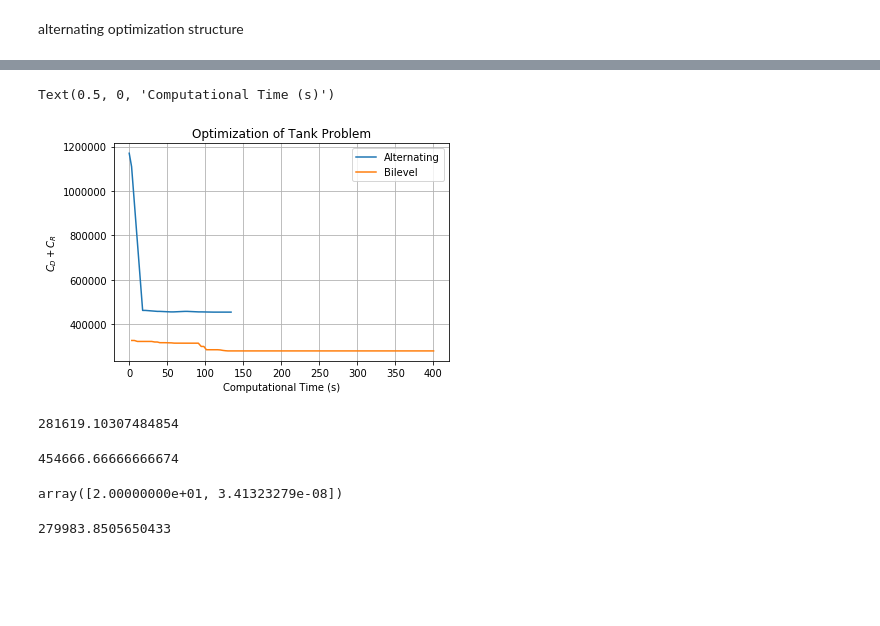
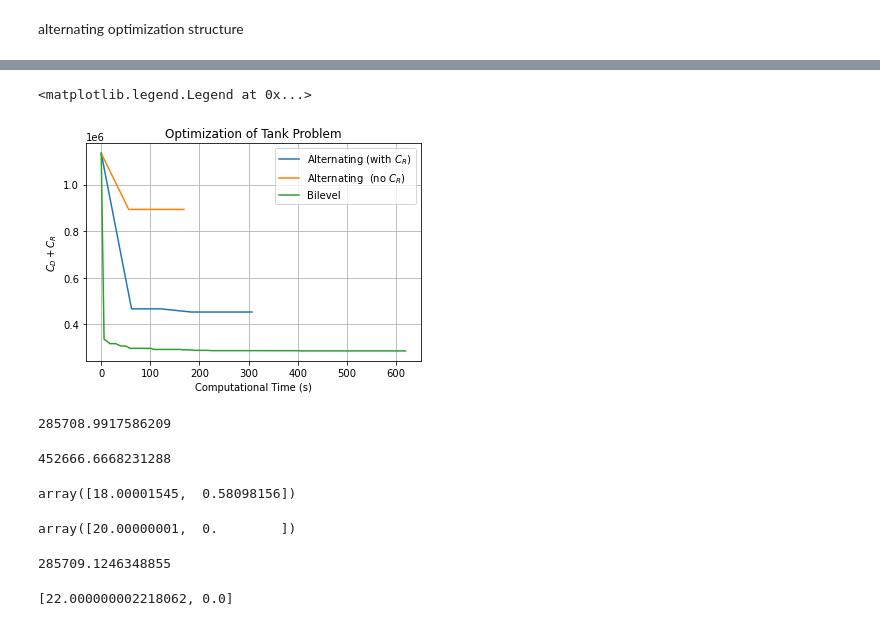
Before and after one commit to DesignEngrLab/resil_opt_examples, a Jupyter notebook: Cooling Tank Problem/Tank Optimization.ipynb, the cells around one changed output, grey strips where cells are left out. Saved outputs shown, nothing was run; the diff lists cells and outputs as text; code cells hidden in the pictures; blank space fills up the shorter version.

```diff
--- a/Cooling Tank Problem/Tank Optimization.ipynb
+++ b/Cooling Tank Problem/Tank Optimization.ipynb
@@ -110,5 +113,11 @@ from tank_opt import *
+# %%
+import importlib
+import tank_opt
+import multiprocessing as mp
+importlib.reload(tank_opt)
+pool = mp.Pool(5)
 # %% [markdown]
 alternating optimization structure
 # %%
-result_alt, llargs_alt, fhist_alt, thist_alt = alternating_opt()
+result_alt, llargs_alt, fhist_alt, thist_alt, xdhist_alt = tank_opt.alternating_opt(pool=pool)
 # %% [output]
@@ -131,0 +141,2 @@ Optimization terminated successfully.
+# %%
+result_alt_nocr, llargs_alt_nocr, fhist_alt_nocr, thist_alt_nocr, xdhist_alt_nocr = tank_opt.alternating_opt(option="without_cr",pool=pool)
@@ -132,3 +161,3 @@ Optimization terminated successfully.
 # %%
-result_bi, llargs_bi = bilevel_opt()
+result_bi, llargs_bi, bestf_bi, bestxdes_bi = tank_opt.bilevel_opt(pool=pool)
 # %% [output]
@@ -141,35 +181,51 @@ Optimization terminated successfully.
 # %%
 fig = plt.figure()
-plt.plot(thist_alt, fhist_alt, label="Alternating")
-plt.plot(llargs_bi['thist'],llargs_bi['fhist'], label="Bilevel")
-plt.legend()
+fhist_alt_plot = [min(fhist_alt[:f+1]) for f,_ in enumerate(fhist_alt)]
+plt.plot(thist_alt, fhist_alt_plot, label="Alternating (with $C_R$)")
+
+fhist_alt_nocr_plot = [min(fhist_alt_nocr[:f+1]) for f,_ in enumerate(fhist_alt_nocr)]
+plt.plot(thist_alt_nocr, fhist_alt_nocr_plot, label="Alternating  (no $C_R$)")
+
+thist_bilevel_plot = [0]+llargs_bi['thist']
+fhist_bilevel_plot = [fhist_alt[0]]+llargs_bi['fhist']
+fhist_bilevel_plot = [min(fhist_bilevel_plot[:f+1]) for f,_ in enumerate(fhist_bilevel_plot)]
+plt.plot(thist_bilevel_plot, fhist_bilevel_plot, label="Bilevel")
+#plt.plot(t, [fhist_alt[0]]+llargs_bi['fhist'], label="Bilevel")
 plt.title("Optimization of Tank Problem")
 plt.grid()
 plt.ylabel("$C_D+C_R$")
 #plt.yscale("log")
 plt.xlabel("Computational Time (s)")
+plt.legend()
 # %% [output]
-Text(0.5, 0, 'Computational Time (s)')
+<matplotlib.legend.Legend at 0x...>
-[figure, old version]
+[figure, new version]
 # %%
 fig.savefig('tank_optimization.pdf', format="pdf", bbox_inches = 'tight', pad_inches = 0.0)
 # %%
-x_to_totcost3(result_bi['x'],llargs_bi['ll_optx'][0],llargs_bi['ll_optx'][1])
+tank_opt.x_to_totcost3(result_bi['x'],llargs_bi['ll_optx'][0],llargs_bi['ll_optx'][1])
 # %% [output]
-281619.10307484854
+285708.9917586209
 # %%
-x_to_totcost3(result_alt['x'],llargs_alt['ll_optx'][0],llargs_alt['ll_optx'][1])
+tank_opt.x_to_totcost3(result_alt['x'],llargs_alt['ll_optx'][0],llargs_alt['ll_optx'][1])
 # %% [output]
-454666.66666666674
+452666.6668231288
 # %%
 result_bi['x']
-result_alt['x']
 # %% [output]
-array([2.00000000e+01, 3.41323279e-08])
+array([18.00001545,  0.58098156])
+# %%
+result_alt['x']
+# %% [output]
+array([20.00000001,  0.        ])
 # %%
 llargs_bi['fhist'][-1]
 # %% [output]
-279983.8505650433
+285709.1246348855
+# %%
+list(xdhist_alt[1])
+# %% [output]
+[22.000000002218062, 0.0]
 # %%
 tab = pd.DataFrame(columns = ["$x_t$", "$x_l$", "$f^*$", "time"])
 tab.loc['Bilevel'] = list(result_bi['x']) +  [result_bi['fun'], llargs_bi['thist'][-1]]
```
Also changed, not shown: parts of 18 cells of this notebook, 7 other files.
